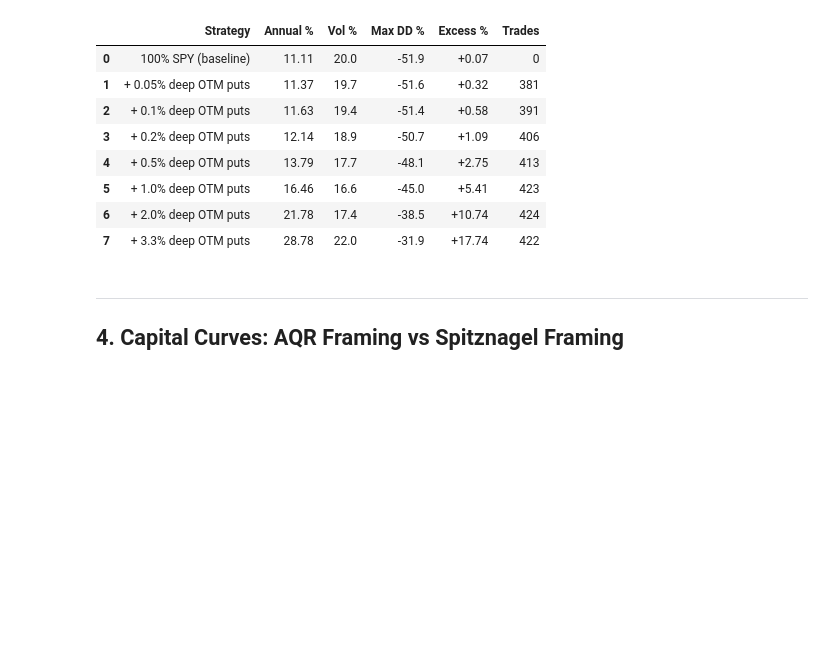
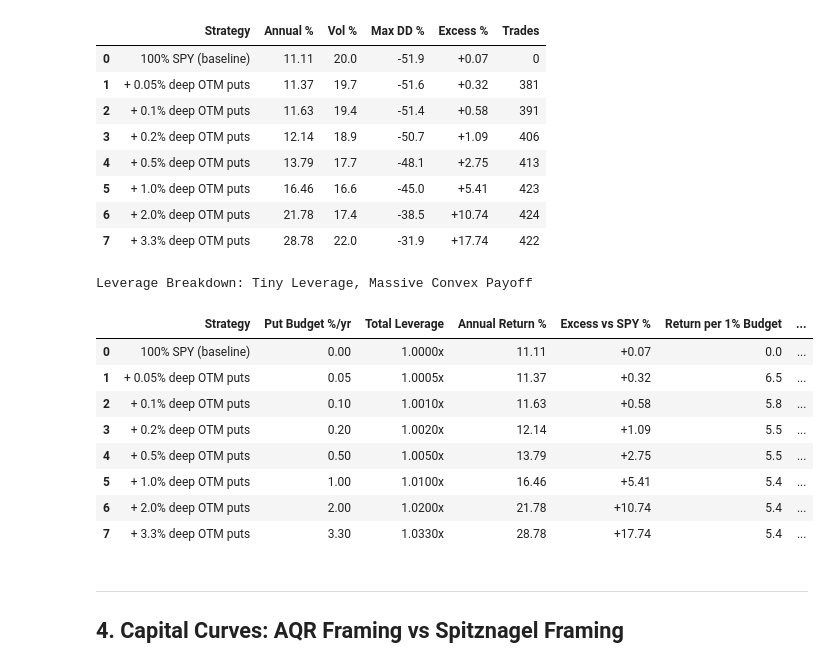
Before and after one commit to lambdaclass/options_backtester, a Jupyter notebook: notebooks/spitznagel_case.ipynb, the cells around one changed output. Drawn from its saved outputs; the diff is of its cells as text; code cells hidden in the pictures; blank space fills up the shorter version.

```diff
--- a/notebooks/spitznagel_case.ipynb
+++ b/notebooks/spitznagel_case.ipynb
@@ -218,6 +218,54 @@ Spitznagel framing: 100% SPY + puts on top (WITH leverage)
 | 5 | + 1.0% deep OTM puts | 16.46 | 16.6 | -45.0 | +5.41 | 423 |
 | 6 | + 2.0% deep OTM puts | 21.78 | 17.4 | -38.5 | +10.74 | 424 |
 | 7 | + 3.3% deep OTM puts | 28.78 | 22.0 | -31.9 | +17.74 | 422 |
+# %%
+# Leverage breakdown: how much leverage produces how much return?
+budget_pcts = [0, 0.0005, 0.001, 0.002, 0.005, 0.01, 0.02, 0.033]
+rows_lev = []
+for r, bp in zip(lev_results, budget_pcts):
+    d = r['balance']['% change'].dropna()
+    vol = d.std() * np.sqrt(252) * 100
+    leverage = 1.0 + bp
+    excess = r['excess_annual']
+    ret_per_leverage = excess / (bp * 100) if bp > 0 else 0  # excess return per 1% of budget
+    rows_lev.append({
+        'Strategy': r['name'],
+        'Put Budget %/yr': bp * 100,
+        'Total Leverage': f'{leverage:.4f}x',
+        'Annual Return %': r['annual_ret'],
+        'Excess vs SPY %': excess,
+        'Return per 1% Budget': ret_per_leverage,
+        'Max DD %': r['max_dd'],
+        'Vol %': vol,
+    })
+
+df_leverage = pd.DataFrame(rows_lev)
+
+styled_lev = (df_leverage.style
+    .format({
+        'Put Budget %/yr': '{:.2f}',
+        'Annual Return %': '{:.2f}',
+        'Excess vs SPY %': '{:+.2f}',
+        'Return per 1% Budget': '{:.1f}',
+        'Max DD %': '{:.1f}',
+        'Vol %': '{:.1f}',
+    })
+    .map(color_excess, subset=['Excess vs SPY %'])
+)
+style_returns_table(styled_lev).set_caption(
+    'Leverage Breakdown: Tiny Leverage, Massive Convex Payoff'
+)
+# %% [output]
+Leverage Breakdown: Tiny Leverage, Massive Convex Payoff
+|  | Strategy | Put Budget %/yr | Total Leverage | Annual Return % | Excess vs SPY % | Return per 1% Budget | ... |
+| 0 | 100% SPY (baseline) | 0.00 | 1.0000x | 11.11 | +0.07 | 0.0 | ... |
+| 1 | + 0.05% deep OTM puts | 0.05 | 1.0005x | 11.37 | +0.32 | 6.5 | ... |
+| 2 | + 0.1% deep OTM puts | 0.10 | 1.0010x | 11.63 | +0.58 | 5.8 | ... |
+| 3 | + 0.2% deep OTM puts | 0.20 | 1.0020x | 12.14 | +1.09 | 5.5 | ... |
+| 4 | + 0.5% deep OTM puts | 0.50 | 1.0050x | 13.79 | +2.75 | 5.5 | ... |
+| 5 | + 1.0% deep OTM puts | 1.00 | 1.0100x | 16.46 | +5.41 | 5.4 | ... |
+| 6 | + 2.0% deep OTM puts | 2.00 | 1.0200x | 21.78 | +10.74 | 5.4 | ... |
+| 7 | + 3.3% deep OTM puts | 3.30 | 1.0330x | 28.78 | +17.74 | 5.4 | ... |
 # %% [markdown]
 ---
 ## 4. Capital Curves: AQR Framing vs Spitznagel Framing
```
Also changed, not shown: 43 other files.
